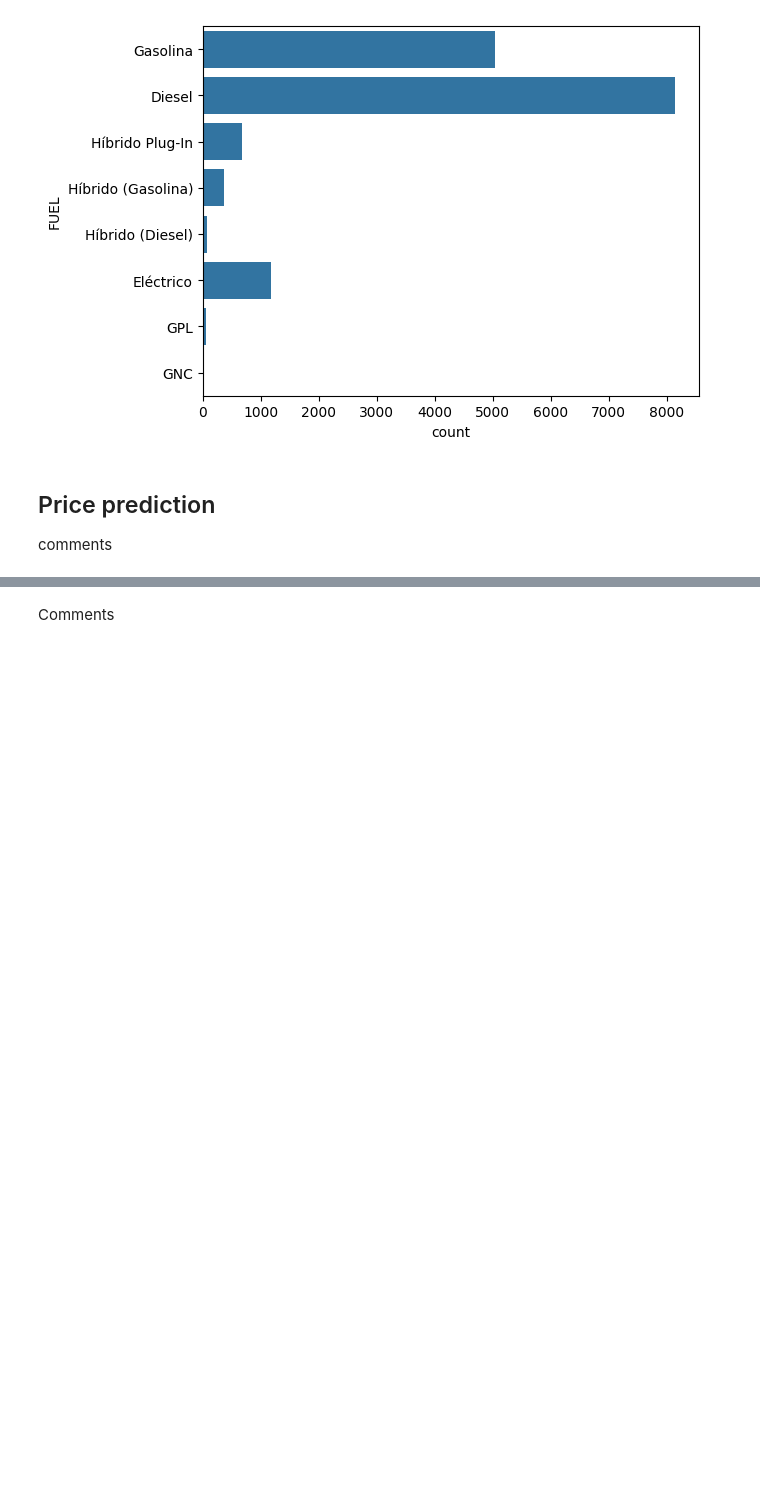
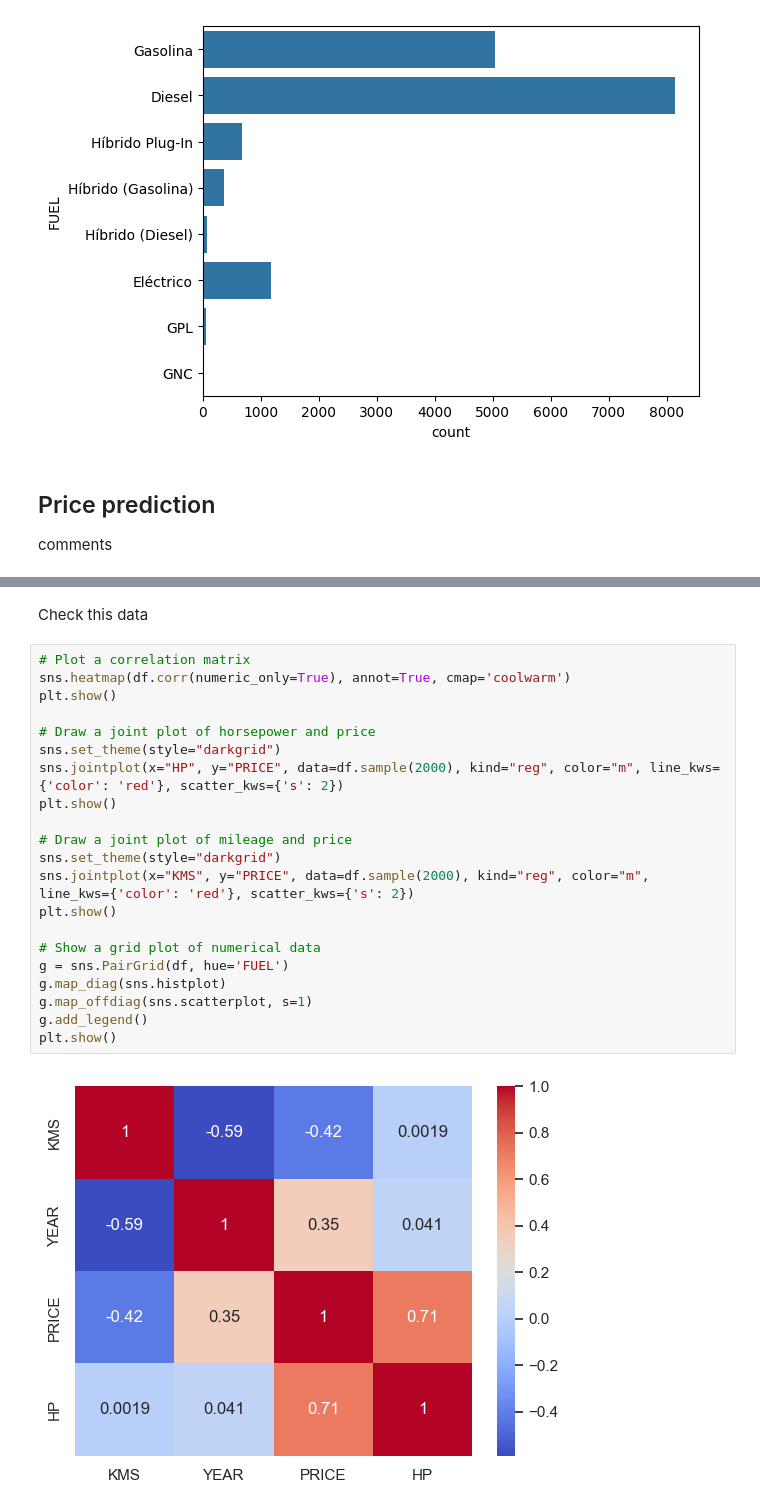
Before and after one commit to pedrodamas1/Scraping-Car-Prices, a Jupyter notebook: standvirtual.ipynb, the cells around one changed output, grey strips where cells are left out. Saved outputs shown, nothing was run; the diff lists cells and outputs as text; blank space fills up the shorter version.

```diff
--- a/standvirtual.ipynb
+++ b/standvirtual.ipynb
@@ -366,2 +383,25 @@ memory usage: 890.8+ KB
-# %% [markdown]
-Comments
+# %% [markdown]
+Check this data
+# %%
+# Plot a correlation matrix
+sns.heatmap(df.corr(numeric_only=True), annot=True, cmap='coolwarm')
+plt.show()
+
+# Draw a joint plot of horsepower and price
+sns.set_theme(style="darkgrid")
+sns.jointplot(x="HP", y="PRICE", data=df.sample(2000), kind="reg", color="m", line_kws={'color': 'red'}, scatter_kws={'s': 2})
+plt.show()
+
+# Draw a joint plot of mileage and price
+sns.set_theme(style="darkgrid")
+sns.jointplot(x="KMS", y="PRICE", data=df.sample(2000), kind="reg", color="m", line_kws={'color': 'red'}, scatter_kws={'s': 2})
+plt.show()
+
+# Show a grid plot of numerical data
+g = sns.PairGrid(df, hue='FUEL')
+g.map_diag(sns.histplot)
+g.map_offdiag(sns.scatterplot, s=1)
+g.add_legend()
+plt.show()
+# %% [output]
+[figure, added]
```
Also changed, not shown: parts of 4 cells of this notebook.
